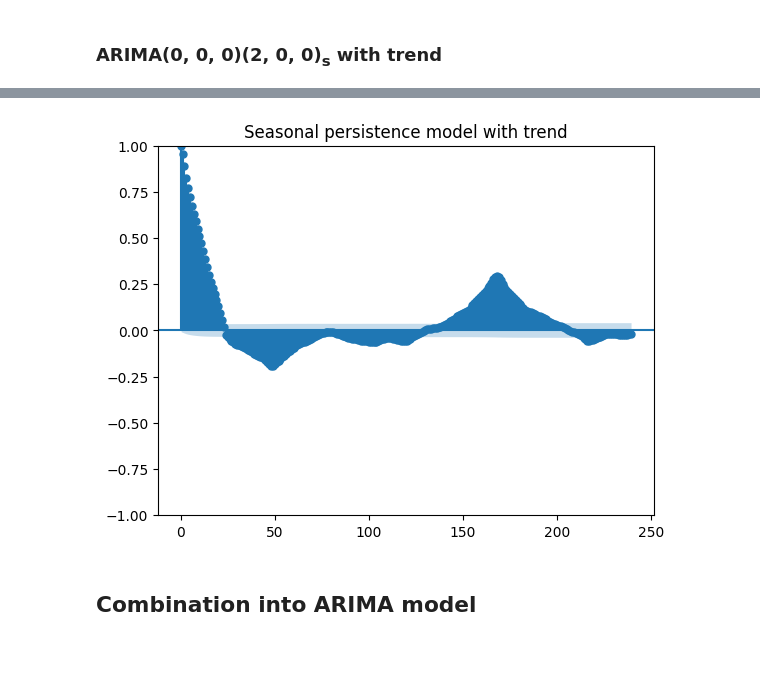
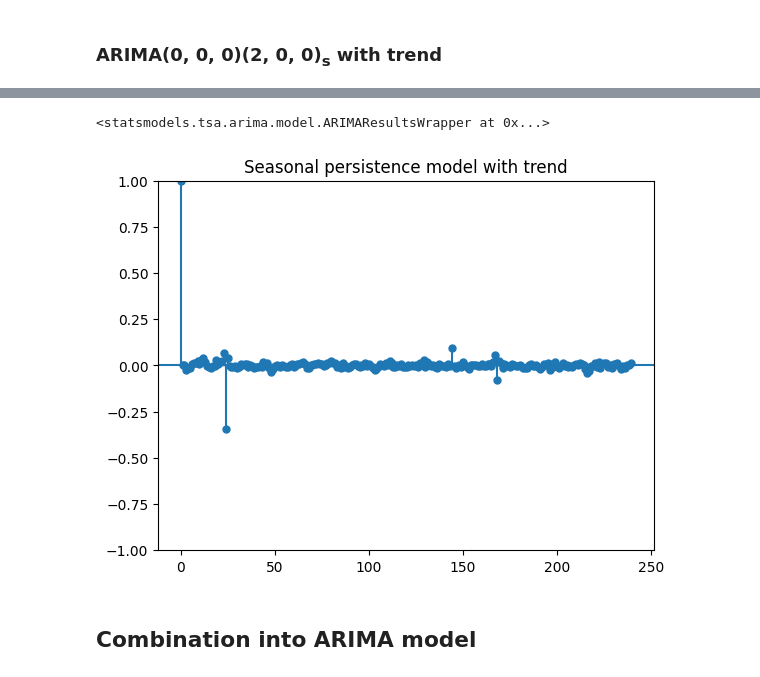
Before and after one commit to ruairimoran/spock.cu, a Jupyter notebook: examples/powerDistribution/deEnergyData/arimaModels/priceArimaModel.ipynb, the cells around one changed output, grey strips where cells are left out. Cells and saved outputs as stored; diff of their text form; code cells hidden in the pictures.

```diff
--- a/examples/powerDistribution/deEnergyData/arimaModels/priceArimaModel.ipynb
+++ b/examples/powerDistribution/deEnergyData/arimaModels/priceArimaModel.ipynb
@@ -174,15 +177,27 @@ pass  # this line stops duplicated plots in output
 [figure]
 # %% [markdown]
 ### ARIMA(0, 0, 0)(2, 0, 0)<sub>s</sub> with trend
+# %%
+def create_lagged_features(y, lags):
+    X = np.column_stack([np.roll(y, lag) for lag in lags])
+    X[:max(lags), :] = np.nan  # Set NaNs for the first rows
+    return X
 # %%
-arima000200s = ARIMA(
-    endog=trainingData, order=(0, 0, 0), seasonal_order=(2, 0, 0, s), trend="t"
+# Define seasonal period and lags
+s = 24  # Example seasonal period (adjust as needed)
+lags = [24, 168]  # Use only these specific lags
+
+# Generate lagged features
+X_lagged = create_lagged_features(trainingData, lags)
+
+# Remove NaN rows caused by shifting
+valid_idx = max(lags)
+y_valid = trainingData[valid_idx:]
+X_valid = X_lagged[valid_idx:, :]
+
+# Define ARIMA model with exogenous regressors
+arima_model = ARIMA(
+    endog=y_valid, order=(3, 0, 0), exog=X_valid, trend="t"
 )
-trainedArima000200s = fitAndPlotForecast(
-    trainingData,
-    trainingTime,
-    testData,
-    testTime,
-    arima000200s,
-    title=f"ARIMA$(0, 0, 0)(2, 0, 0)_{{{s}}}$",
-)
+
+result_exog = arima_model.fit()
@@ -208,8 +229,12 @@ Warnings:
+# %%
+trainedArima000200s
+# %% [output]
+<statsmodels.tsa.arima.model.ARIMAResultsWrapper at 0x...>
 # %%
-plot_acf(trainedArima000200s.resid, lags=np.arange(acf_size), title="Seasonal persistence model with trend")
+plot_acf(result_exog.resid, lags=np.arange(acf_size), title="Seasonal persistence model with trend")
 pass  # this line stops duplicated plots in output
 # %% [output]
-[figure, old version]
+[figure, new version]
 # %% [markdown]
 ## Combination into ARIMA model
 # %%
```
Also changed, not shown: parts of 6 cells of this notebook, 1 other file.
